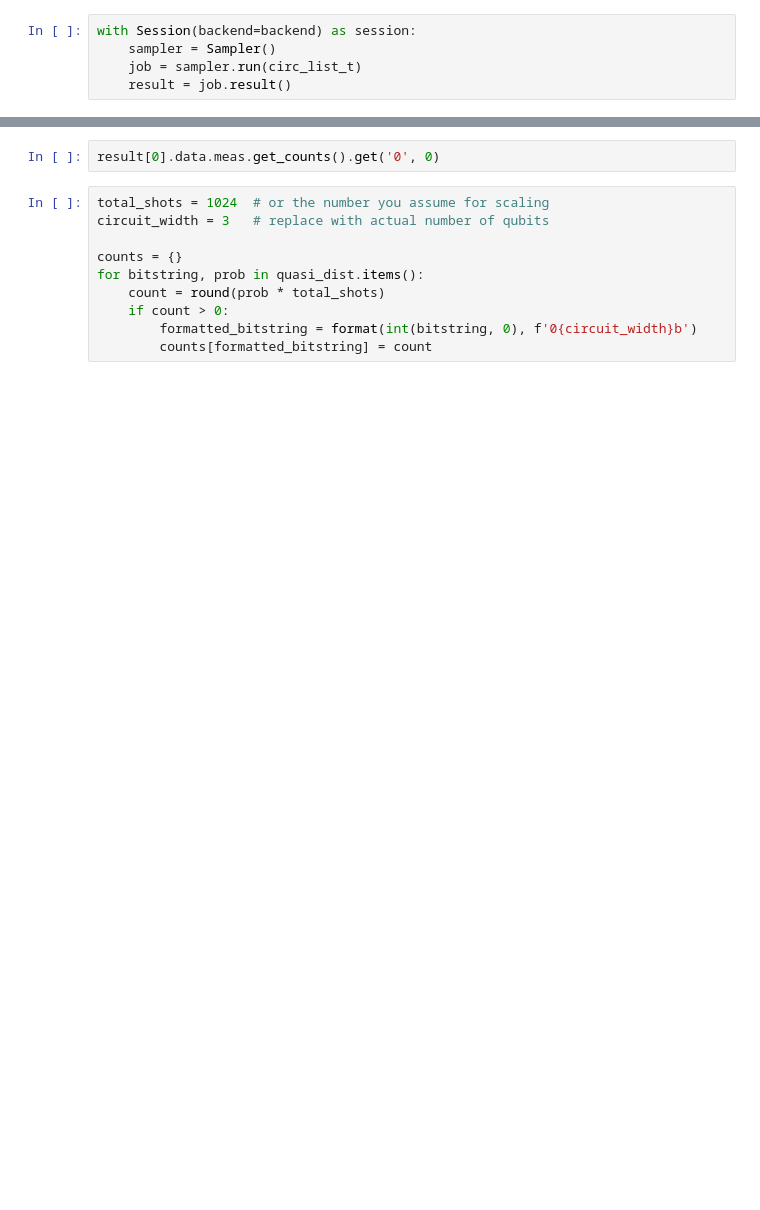
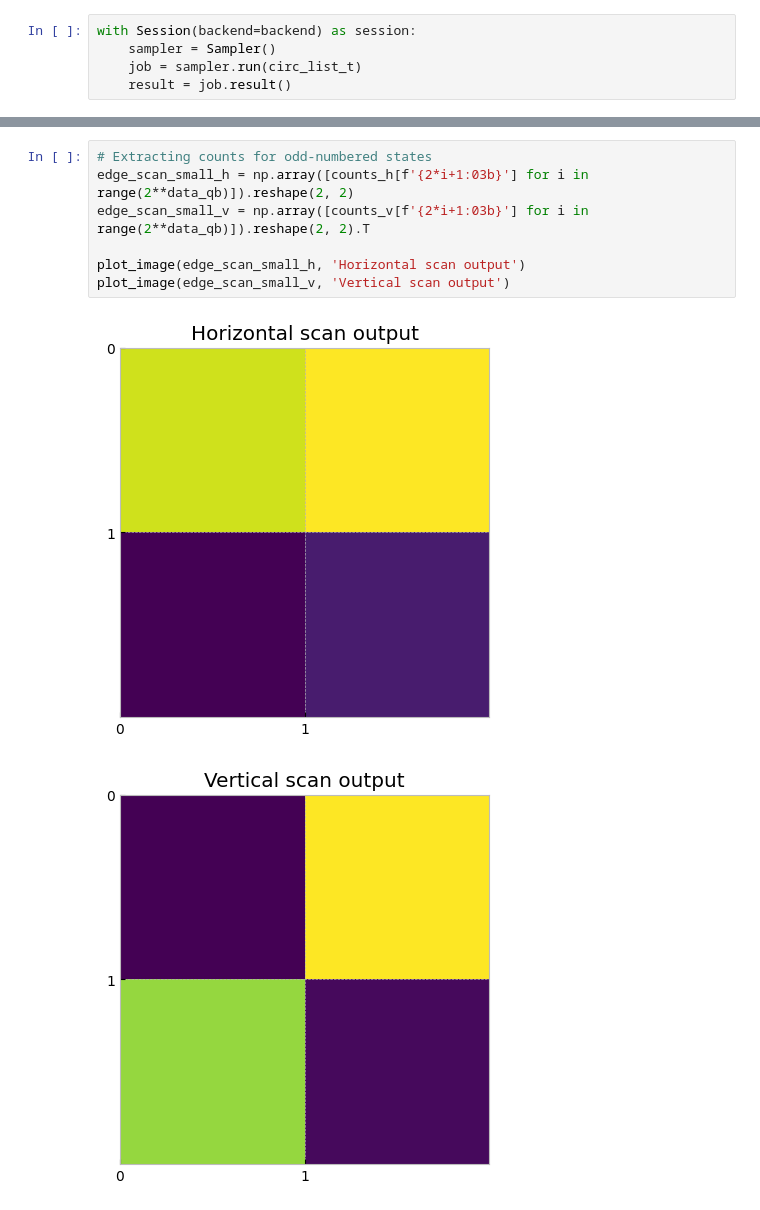
Before and after one commit to HiddenGarcia/AQA, a Jupyter notebook: Main.ipynb, the cells around one changed output, grey strips where cells are left out. Saved outputs shown, nothing was run; the diff lists cells and outputs as text; blank space fills up the shorter version.

```diff
--- a/Main.ipynb
+++ b/Main.ipynb
@@ -216,12 +232,10 @@ print("Counts for circuit 1:", counts1)
-# %%
-result[0].data.meas.get_counts().get('0', 0)
-# %%
-total_shots = 1024  # or the number you assume for scaling
-circuit_width = 3   # replace with actual number of qubits
-
-counts = {}
-for bitstring, prob in quasi_dist.items():
-    count = round(prob * total_shots)
-    if count > 0:
-        formatted_bitstring = format(int(bitstring, 0), f'0{circuit_width}b')
-        counts[formatted_bitstring] = count
+# %%
+# Extracting counts for odd-numbered states
+edge_scan_small_h = np.array([counts_h[f'{2*i+1:03b}'] for i in range(2**data_qb)]).reshape(2, 2)
+edge_scan_small_v = np.array([counts_v[f'{2*i+1:03b}'] for i in range(2**data_qb)]).reshape(2, 2).T
+
+plot_image(edge_scan_small_h, 'Horizontal scan output')
+plot_image(edge_scan_small_v, 'Vertical scan output')
+# %% [output]
+[figure, added]
+[figure, added]
```
Also changed, not shown: parts of 17 cells of this notebook, 1 other file.
